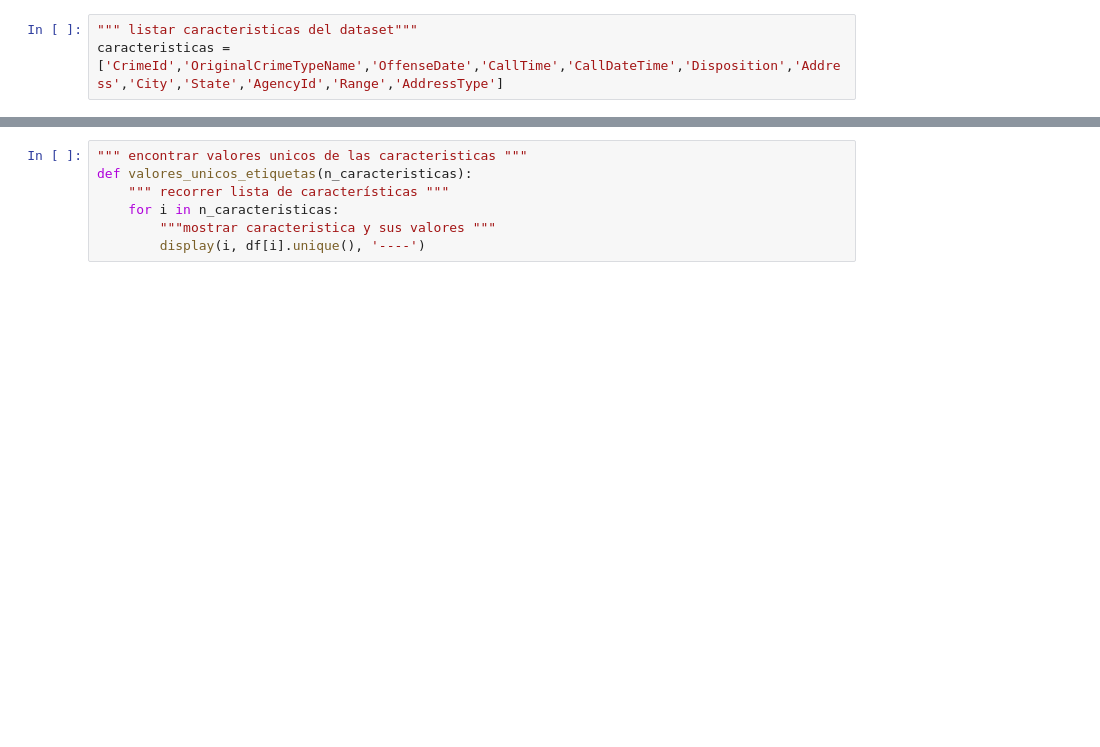
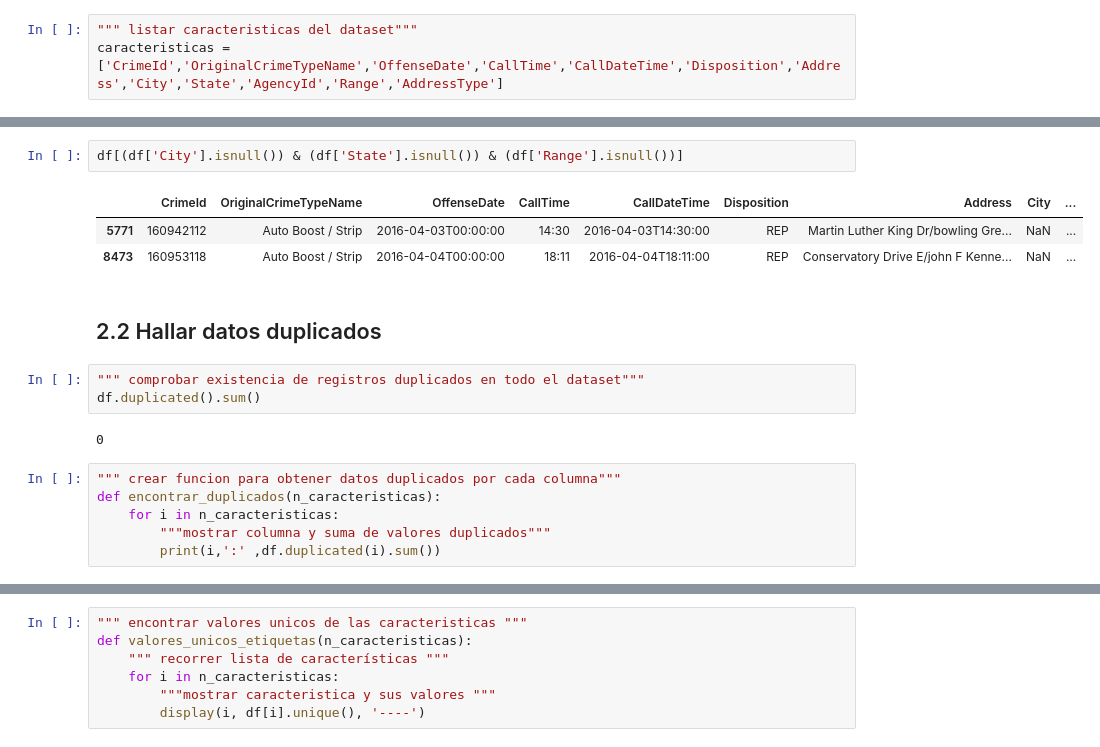
Before and after one commit to soyMA05/MineriaP2Lab2, a Jupyter notebook: [NRC_6292]_MiguelCastillo_Lab2Unidad2.ipynb, the cells around one changed output, grey strips where cells are left out. Cells and saved outputs as stored; diff of their text form; blank space fills up the shorter version.

```diff
--- a/[NRC_6292]_MiguelCastillo_Lab2Unidad2.ipynb
+++ b/[NRC_6292]_MiguelCastillo_Lab2Unidad2.ipynb
@@ -113,0 +118,19 @@ dtype: float64
+# %%
+df[(df['City'].isnull()) & (df['State'].isnull()) & (df['Range'].isnull())]
+# %% [output]
+|  | CrimeId | OriginalCrimeTypeName | OffenseDate | CallTime | CallDateTime | Disposition | Address | City | ... |
+| 5771 | 160942112 | Auto Boost / Strip | 2016-04-03T00:00:00 | 14:30 | 2016-04-03T14:30:00 | REP | Martin Luther King Dr/bowling Gre... | NaN | ... |
+| 8473 | 160953118 | Auto Boost / Strip | 2016-04-04T00:00:00 | 18:11 | 2016-04-04T18:11:00 | REP | Conservatory Drive E/john F Kenne... | NaN | ... |
+# %% [markdown]
+## 2.2 Hallar datos duplicados
+# %%
+""" comprobar existencia de registros duplicados en todo el dataset"""
+df.duplicated().sum()
+# %% [output]
+0
+# %%
+""" crear funcion para obtener datos duplicados por cada columna"""
+def encontrar_duplicados(n_caracteristicas):
+    for i in n_caracteristicas:
+        """mostrar columna y suma de valores duplicados"""
+        print(i,':' ,df.duplicated(i).sum())
```
Also changed, not shown: parts of 18 cells of this notebook.
